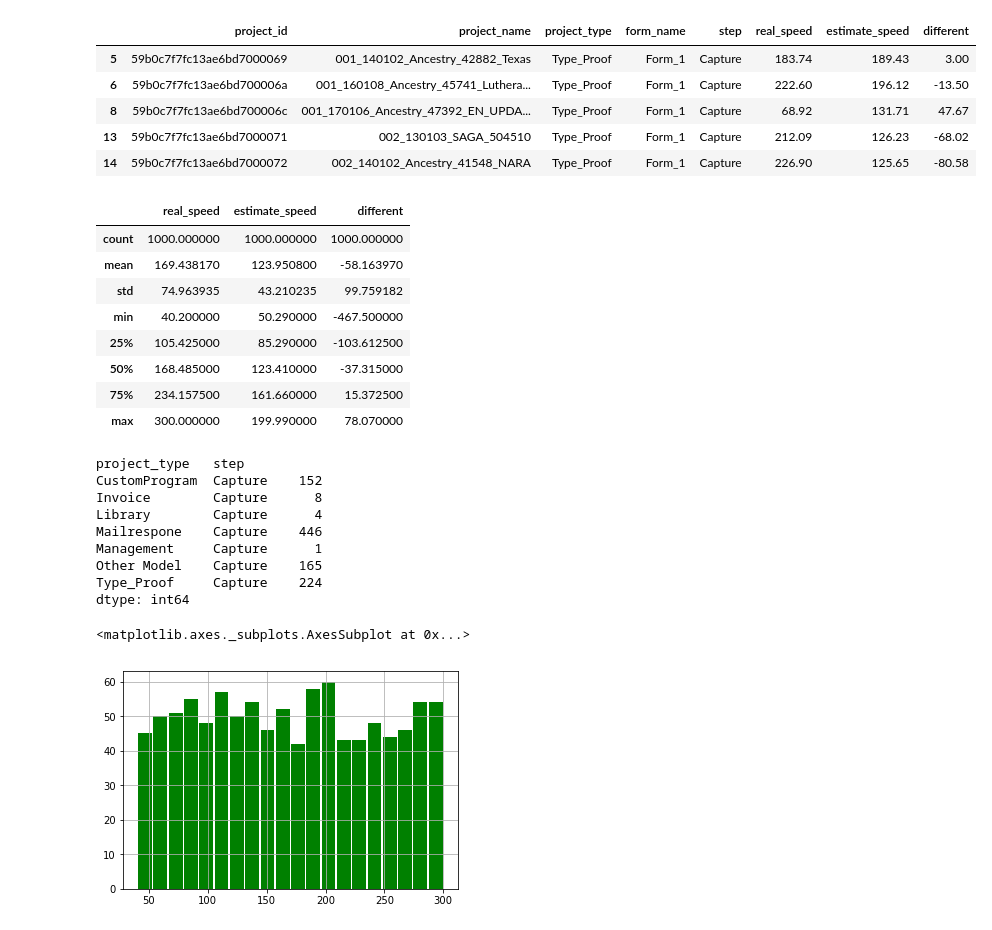
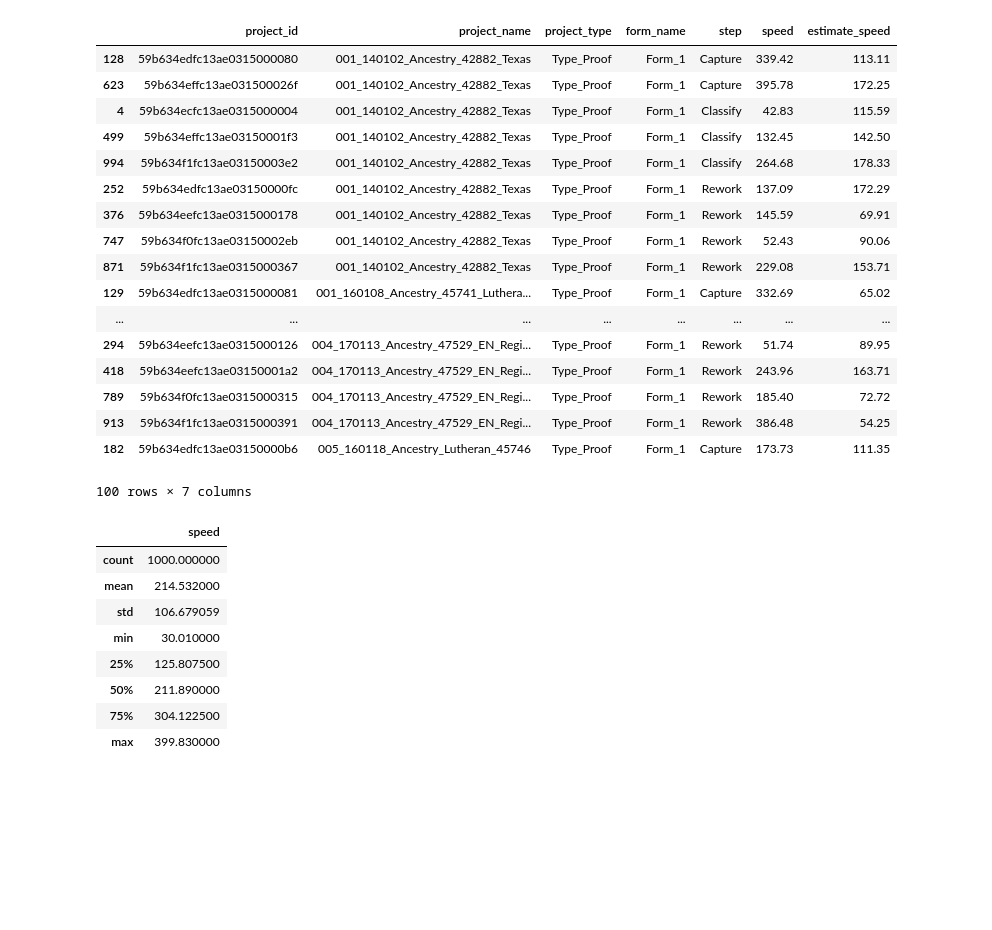
Before and after one commit to latumi231286/datascience-project_speed, a Jupyter notebook: project_speed_one_step.ipynb, the cells around one changed output. Drawn from its saved outputs; the diff is of its cells as text; code cells hidden in the pictures; blank space fills up the shorter version.

```diff
--- a/project_speed_one_step.ipynb
+++ b/project_speed_one_step.ipynb
@@ -1,47 +1,43 @@
 # %%
 import numpy as np
 import pandas as pd
 %matplotlib inline
 import matplotlib.pyplot as plt
 
 rootFolder = "/home/giangtm/Work/Projects/DataScience/dataset/"
-d= pd.read_csv(rootFolder + "Project_Speed_Data_2.csv")
-d.sort_values(['project_type', 'project_name'], ascending=[False, True], inplace=True)
-d.head()
+d= pd.read_csv(rootFolder + "Project_Speed_Data_3.csv")
+d.sort_values(['project_type', 'project_name', 'step'], ascending=[False, True, True], inplace=True)
+d.drop(['different'], axis=1, inplace=True)
+d.rename(columns={'real_speed': 'speed'}, inplace=True)
+d.head(n=100)
 # %% [output]
-|  | project_id | project_name | project_type | form_name | step | real_speed | estimate_speed | different |
-| 5 | 59b0c7f7fc13ae6bd7000069 | 001_140102_Ancestry_42882_Texas | Type_Proof | Form_1 | Capture | 183.74 | 189.43 | 3.00 |
-| 6 | 59b0c7f7fc13ae6bd700006a | 001_160108_Ancestry_45741_Luthera... | Type_Proof | Form_1 | Capture | 222.60 | 196.12 | -13.50 |
-| 8 | 59b0c7f7fc13ae6bd700006c | 001_170106_Ancestry_47392_EN_UPDA... | Type_Proof | Form_1 | Capture | 68.92 | 131.71 | 47.67 |
-| 13 | 59b0c7f7fc13ae6bd7000071 | 002_130103_SAGA_504510 | Type_Proof | Form_1 | Capture | 212.09 | 126.23 | -68.02 |
-| 14 | 59b0c7f7fc13ae6bd7000072 | 002_140102_Ancestry_41548_NARA | Type_Proof | Form_1 | Capture | 226.90 | 125.65 | -80.58 |
+|  | project_id | project_name | project_type | form_name | step | speed | estimate_speed |
+| 128 | 59b634edfc13ae0315000080 | 001_140102_Ancestry_42882_Texas | Type_Proof | Form_1 | Capture | 339.42 | 113.11 |
+| 623 | 59b634effc13ae031500026f | 001_140102_Ancestry_42882_Texas | Type_Proof | Form_1 | Capture | 395.78 | 172.25 |
+| 4 | 59b634ecfc13ae0315000004 | 001_140102_Ancestry_42882_Texas | Type_Proof | Form_1 | Classify | 42.83 | 115.59 |
+| 499 | 59b634effc13ae03150001f3 | 001_140102_Ancestry_42882_Texas | Type_Proof | Form_1 | Classify | 132.45 | 142.50 |
+| 994 | 59b634f1fc13ae03150003e2 | 001_140102_Ancestry_42882_Texas | Type_Proof | Form_1 | Classify | 264.68 | 178.33 |
+| 252 | 59b634edfc13ae03150000fc | 001_140102_Ancestry_42882_Texas | Type_Proof | Form_1 | Rework | 137.09 | 172.29 |
+| 376 | 59b634eefc13ae0315000178 | 001_140102_Ancestry_42882_Texas | Type_Proof | Form_1 | Rework | 145.59 | 69.91 |
+| 747 | 59b634f0fc13ae03150002eb | 001_140102_Ancestry_42882_Texas | Type_Proof | Form_1 | Rework | 52.43 | 90.06 |
+| 871 | 59b634f1fc13ae0315000367 | 001_140102_Ancestry_42882_Texas | Type_Proof | Form_1 | Rework | 229.08 | 153.71 |
+| 129 | 59b634edfc13ae0315000081 | 001_160108_Ancestry_45741_Luthera... | Type_Proof | Form_1 | Capture | 332.69 | 65.02 |
+| ... | ... | ... | ... | ... | ... | ... | ... |
+| 294 | 59b634eefc13ae0315000126 | 004_170113_Ancestry_47529_EN_Regi... | Type_Proof | Form_1 | Rework | 51.74 | 89.95 |
+| 418 | 59b634eefc13ae03150001a2 | 004_170113_Ancestry_47529_EN_Regi... | Type_Proof | Form_1 | Rework | 243.96 | 163.71 |
+| 789 | 59b634f0fc13ae0315000315 | 004_170113_Ancestry_47529_EN_Regi... | Type_Proof | Form_1 | Rework | 185.40 | 72.72 |
+| 913 | 59b634f1fc13ae0315000391 | 004_170113_Ancestry_47529_EN_Regi... | Type_Proof | Form_1 | Rework | 386.48 | 54.25 |
+| 182 | 59b634edfc13ae03150000b6 | 005_160118_Ancestry_Lutheran_45746 | Type_Proof | Form_1 | Capture | 173.73 | 111.35 |
+100 rows × 7 columns
 # %%
 d.describe()
 # %% [output]
-|  | real_speed | estimate_speed | different |
-| count | 1000.000000 | 1000.000000 | 1000.000000 |
-| mean | 169.438170 | 123.950800 | -58.163970 |
-| std | 74.963935 | 43.210235 | 99.759182 |
-| min | 40.200000 | 50.290000 | -467.500000 |
-| 25% | 105.425000 | 85.290000 | -103.612500 |
-| 50% | 168.485000 | 123.410000 | -37.315000 |
-| 75% | 234.157500 | 161.660000 | 15.372500 |
-| max | 300.000000 | 199.990000 | 78.070000 |
+|  | speed |
+| count | 1000.000000 |
+| mean | 214.532000 |
+| std | 106.679059 |
+| min | 30.010000 |
+| 25% | 125.807500 |
+| 50% | 211.890000 |
+| 75% | 304.122500 |
+| max | 399.830000 |
-# %%
-count_size = d.groupby(['project_type', 'step']).size()
-count_size
-# %% [output]
-project_type   step
-CustomProgram  Capture    152
-Invoice        Capture      8
-Library        Capture      4
-Mailrespone    Capture    446
-Management     Capture      1
-Other Model    Capture    165
-Type_Proof     Capture    224
-dtype: int64
-# %%
-d['real_speed'].hist(bins=20,rwidth=0.9,facecolor='g')
-# %% [output]
-<matplotlib.axes._subplots.AxesSubplot at 0x...>
-[figure, removed]
```
Also changed, not shown: parts of 11 cells of this notebook.
